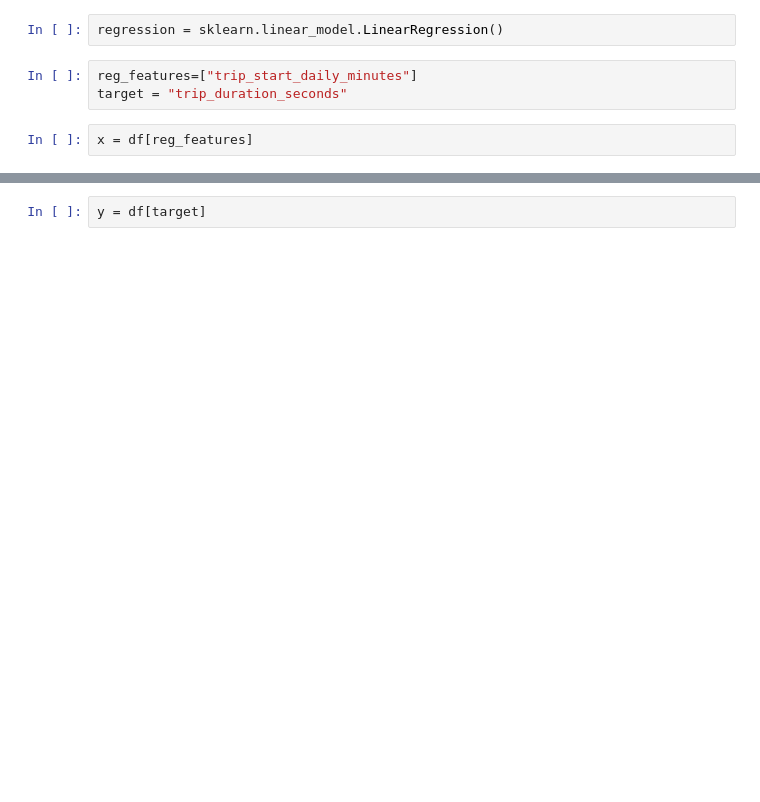
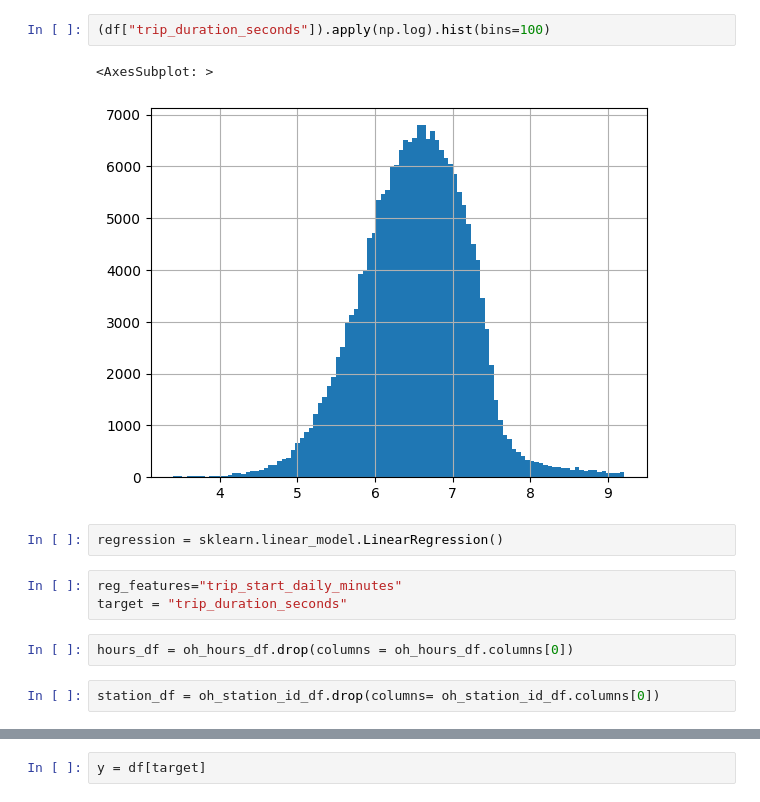
Before and after one commit to mschlund/bike_share, a Jupyter notebook: notebooks/data_analysis.ipynb, the cells around one changed output, grey strips where cells are left out. Drawn from its saved outputs; the diff is of its cells as text; blank space fills up the shorter version.

```diff
--- a/notebooks/data_analysis.ipynb
+++ b/notebooks/data_analysis.ipynb
@@ -26,7 +46,14 @@ df["trip_start_daily_minutes"].hist(bins=100)
+# %%
+(df["trip_duration_seconds"]).apply(np.log).hist(bins=100)
+# %% [output]
+<AxesSubplot: >
+[figure, added]
 # %%
 regression = sklearn.linear_model.LinearRegression()
 # %%
-reg_features=["trip_start_daily_minutes"]
+reg_features="trip_start_daily_minutes"
 target = "trip_duration_seconds"
-# %%
-x = df[reg_features]
+# %%
+hours_df = oh_hours_df.drop(columns = oh_hours_df.columns[0])
+# %%
+station_df = oh_station_id_df.drop(columns= oh_station_id_df.columns[0])
```
Also changed, not shown: parts of 14 cells of this notebook, 9 other files.
